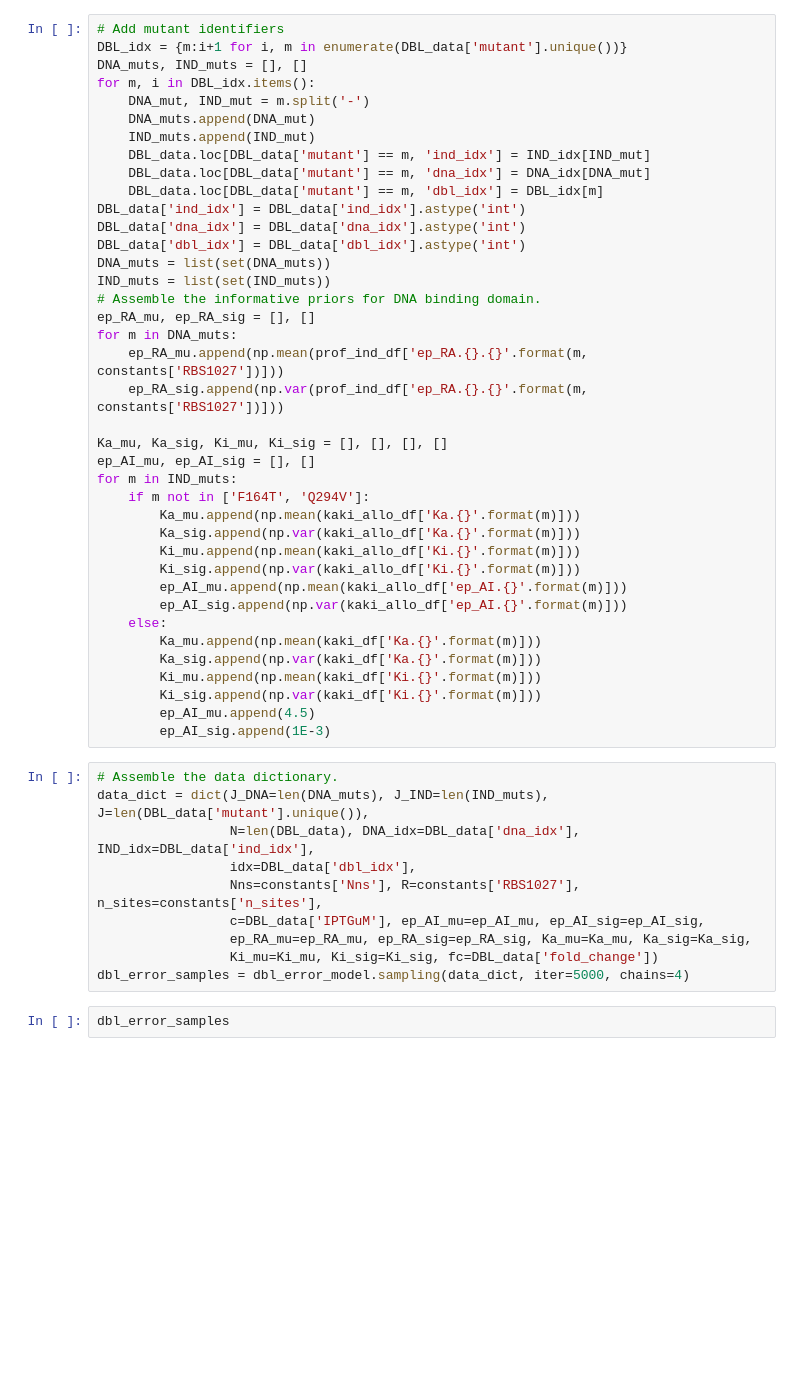
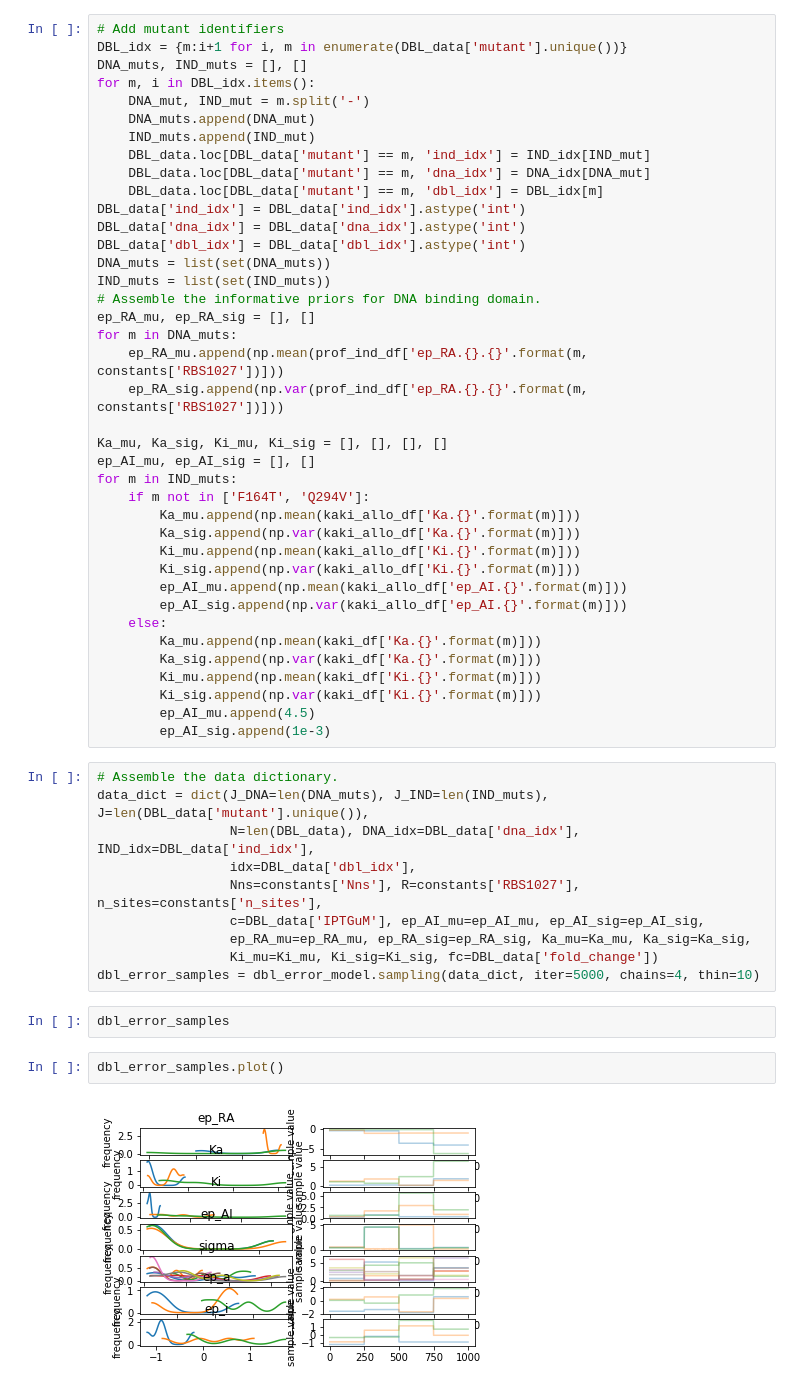
Before and after one commit to RPGroup-PBoC/mwc_mutants, a Jupyter notebook: code/analysis/complete_analysis.ipynb, the cells around one changed output. Cells and saved outputs as stored; diff of their text form; blank space fills up the shorter version.

Commit message:
Completed DBL error propagation. Just need to plot

```diff
--- a/code/analysis/complete_analysis.ipynb
+++ b/code/analysis/complete_analysis.ipynb
@@ -703,7 +703,7 @@ for m in IND_muts:
         Ki_mu.append(np.mean(kaki_df['Ki.{}'.format(m)]))
         Ki_sig.append(np.var(kaki_df['Ki.{}'.format(m)]))
         ep_AI_mu.append(4.5)
-        ep_AI_sig.append(1E-3)
+        ep_AI_sig.append(1e-3)
 # %%
 # Assemble the data dictionary.
 data_dict = dict(J_DNA=len(DNA_muts), J_IND=len(IND_muts), J=len(DBL_data['mutant'].unique()),
@@ -713,6 +713,10 @@ data_dict = dict(J_DNA=len(DNA_muts), J_IND=len(IND_muts), J=len(DBL_data['mutan
                  c=DBL_data['IPTGuM'], ep_AI_mu=ep_AI_mu, ep_AI_sig=ep_AI_sig,
                  ep_RA_mu=ep_RA_mu, ep_RA_sig=ep_RA_sig, Ka_mu=Ka_mu, Ka_sig=Ka_sig,
                  Ki_mu=Ki_mu, Ki_sig=Ki_sig, fc=DBL_data['fold_change'])
-dbl_error_samples = dbl_error_model.sampling(data_dict, iter=5000, chains=4)
+dbl_error_samples = dbl_error_model.sampling(data_dict, iter=5000, chains=4, thin=10)
 # %%
 dbl_error_samples
+# %%
+dbl_error_samples.plot()
+# %% [output]
+[figure, added]
```
Also changed, not shown: parts of 2 cells of this notebook, 1 other file.
